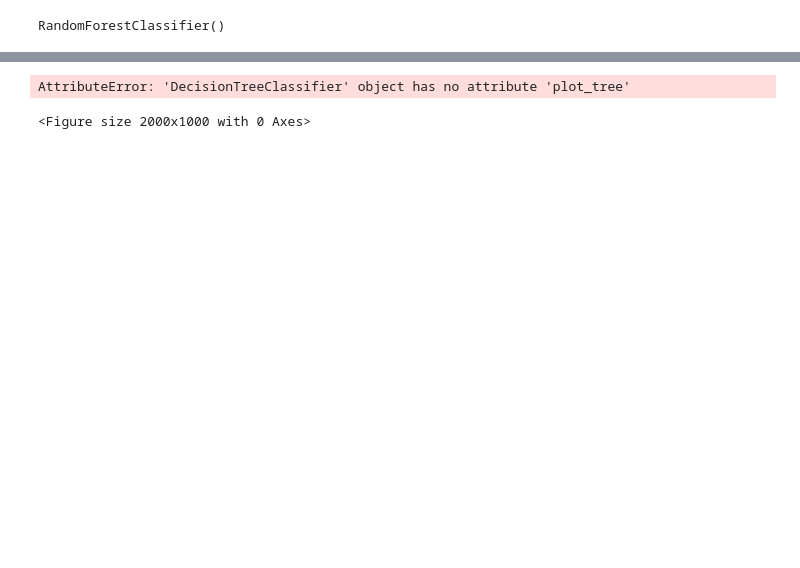
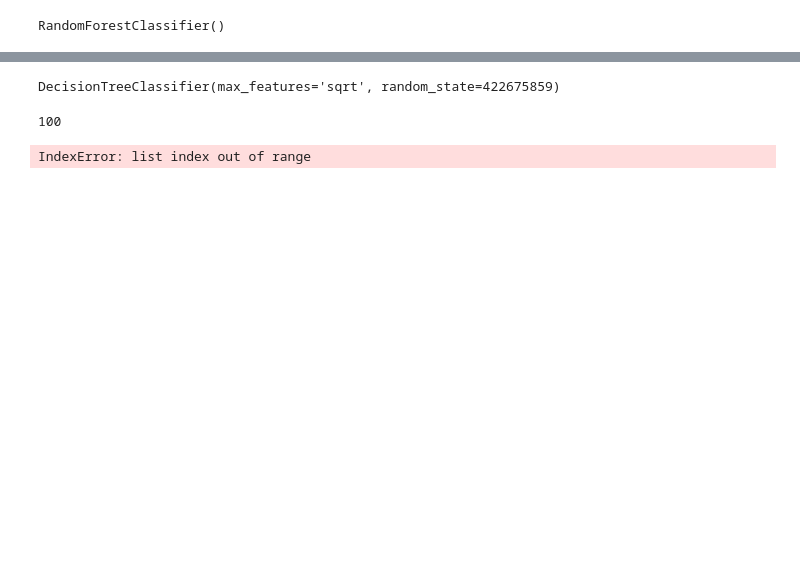
Before and after one commit to Master-Touks/aston_mlflow, a Jupyter notebook: model.ipynb, the cells around one changed output, grey strips where cells are left out. Drawn from its saved outputs; the diff is of its cells as text; code cells hidden in the pictures; blank space fills up the shorter version.

```diff
--- a/model.ipynb
+++ b/model.ipynb
@@ -69,7 +85,7 @@ model.fit(X_train, y_train)
 # %% [output]
 RandomForestClassifier()
 # %%
-features = X.columns
+features = df.columns
 # %%
 features
 # %% [output]
@@ -78,6 +94,6 @@ Index(['Pregnancies', 'Glucose', 'BloodPressure', 'SkinThickness', 'Insulin',
       dtype='object')
 # %%
-class_names = "Outcome"
+class_names = ["Outcome"]
 # %%
 tree = model.estimators_[0]
 tree
@@ -86,16 +102,27 @@ DecisionTreeClassifier(max_features='sqrt', random_state=1690493870)
+# %%
+model.estimators_[0]
+# %% [output]
+DecisionTreeClassifier(max_features='sqrt', random_state=422675859)
+# %%
+print(len(model.estimators_))
+# %% [output]
+100
 # %%
+# Extraire un arbre du Random Forest
 tree = model.estimators_[0]
-plt.figure(figsize=(20,10))  # Set figure size to make the tree more readable
-tree.plot_tree(tree,
-          feature_names=features,  # Use the feature names from the dataset
-          class_names=class_names,  # Use class names (species names)
-          filled=True,              # Fill nodes with colors for better visualization
-          rounded=True)             # Rounded edges for nodes
+
+# Visualiser l’arbre
+plt.figure(figsize=(20, 10))
+plot_tree(tree,
+          feature_names=features,    # noms des variables
+          class_names=class_names,   # noms des classes
+          filled=True,
+          rounded=True)
 plt.title("Decision Tree from the Random Forest")
 plt.show()
 # %% [output]
-AttributeError: 'DecisionTreeClassifier' object has no attribute 'plot_tree'
+IndexError: list index out of range
-<Figure size 2000x1000 with 0 Axes>
+[figure, added]
 # %%
 y_pred = model.predict(X_test)
 y_pred
```
Also changed, not shown: parts of 8 cells of this notebook.
